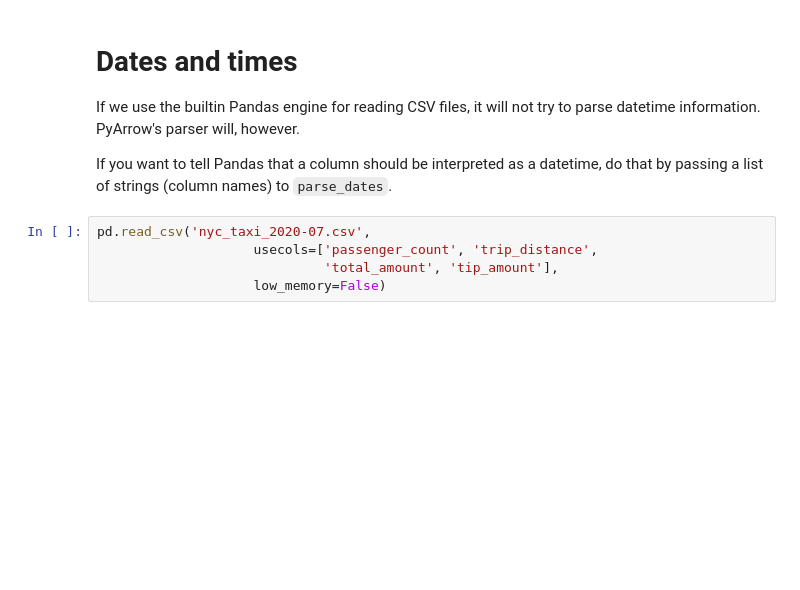
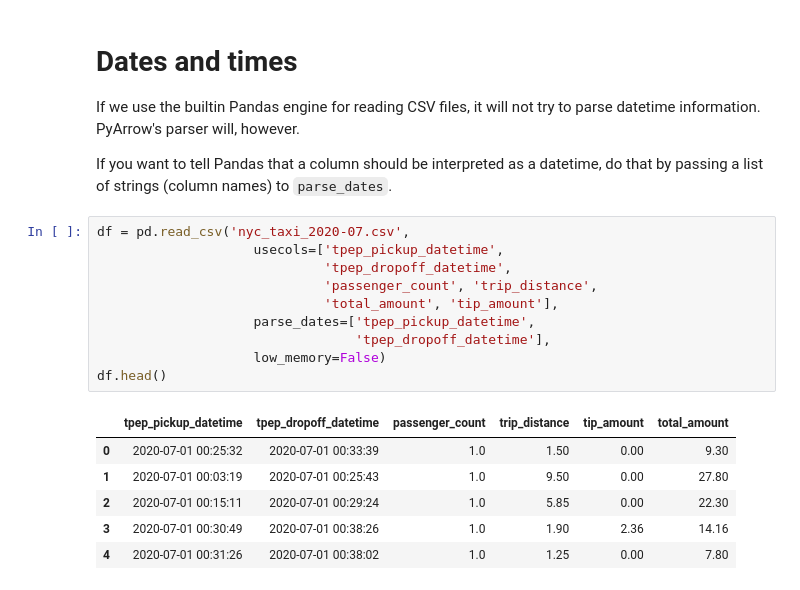
Before and after one commit to opagani/2024-08Aug-pandas-csv, a Jupyter notebook: LernerPython - 2024-08Aug-pandas-csv.ipynb, the cells around one changed output. Drawn from its saved outputs; the diff is of its cells as text; blank space fills up the shorter version.

```diff
--- a/LernerPython - 2024-08Aug-pandas-csv.ipynb
+++ b/LernerPython - 2024-08Aug-pandas-csv.ipynb
@@ -594,7 +594,19 @@ If we use the builtin Pandas engine for reading CSV files, it will not try to pa
 
 If you want to tell Pandas that a column should be interpreted as a datetime, do that by passing a list of strings (column names) to `parse_dates`.
 # %%
-pd.read_csv('nyc_taxi_2020-07.csv',
-                    usecols=['passenger_count', 'trip_distance',
+df = pd.read_csv('nyc_taxi_2020-07.csv',
+                    usecols=['tpep_pickup_datetime',
+                             'tpep_dropoff_datetime',
+                             'passenger_count', 'trip_distance',
                              'total_amount', 'tip_amount'],
+                    parse_dates=['tpep_pickup_datetime',
+                                 'tpep_dropoff_datetime'],
                     low_memory=False)
+df.head()
+# %% [output]
+|  | tpep_pickup_datetime | tpep_dropoff_datetime | passenger_count | trip_distance | tip_amount | total_amount |
+| 0 | 2020-07-01 00:25:32 | 2020-07-01 00:33:39 | 1.0 | 1.50 | 0.00 | 9.30 |
+| 1 | 2020-07-01 00:03:19 | 2020-07-01 00:25:43 | 1.0 | 9.50 | 0.00 | 27.80 |
+| 2 | 2020-07-01 00:15:11 | 2020-07-01 00:29:24 | 1.0 | 5.85 | 0.00 | 22.30 |
+| 3 | 2020-07-01 00:30:49 | 2020-07-01 00:38:26 | 1.0 | 1.90 | 2.36 | 14.16 |
+| 4 | 2020-07-01 00:31:26 | 2020-07-01 00:38:02 | 1.0 | 1.25 | 0.00 | 7.80 |
```
Also changed, not shown: parts of 2 cells of this notebook.
